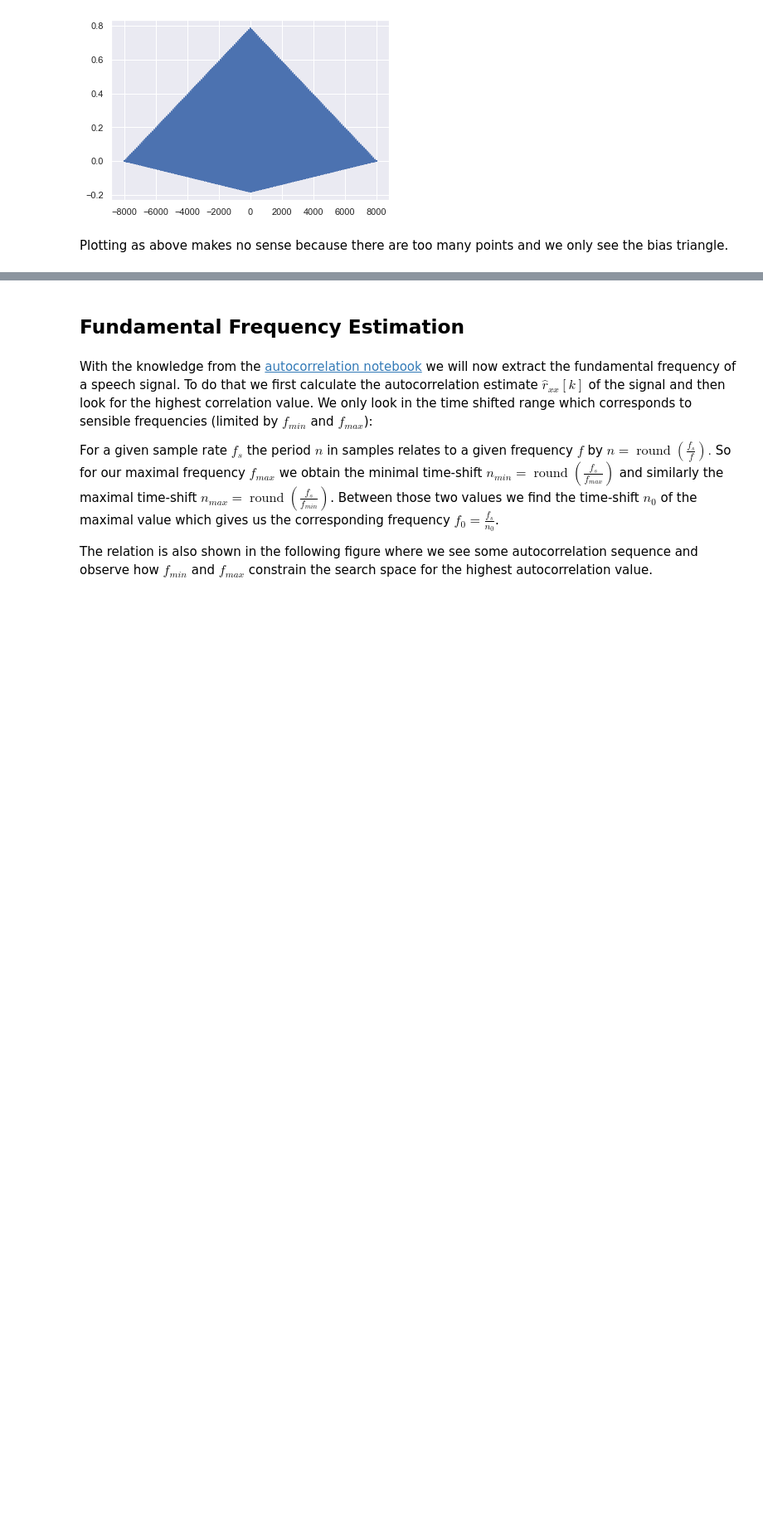
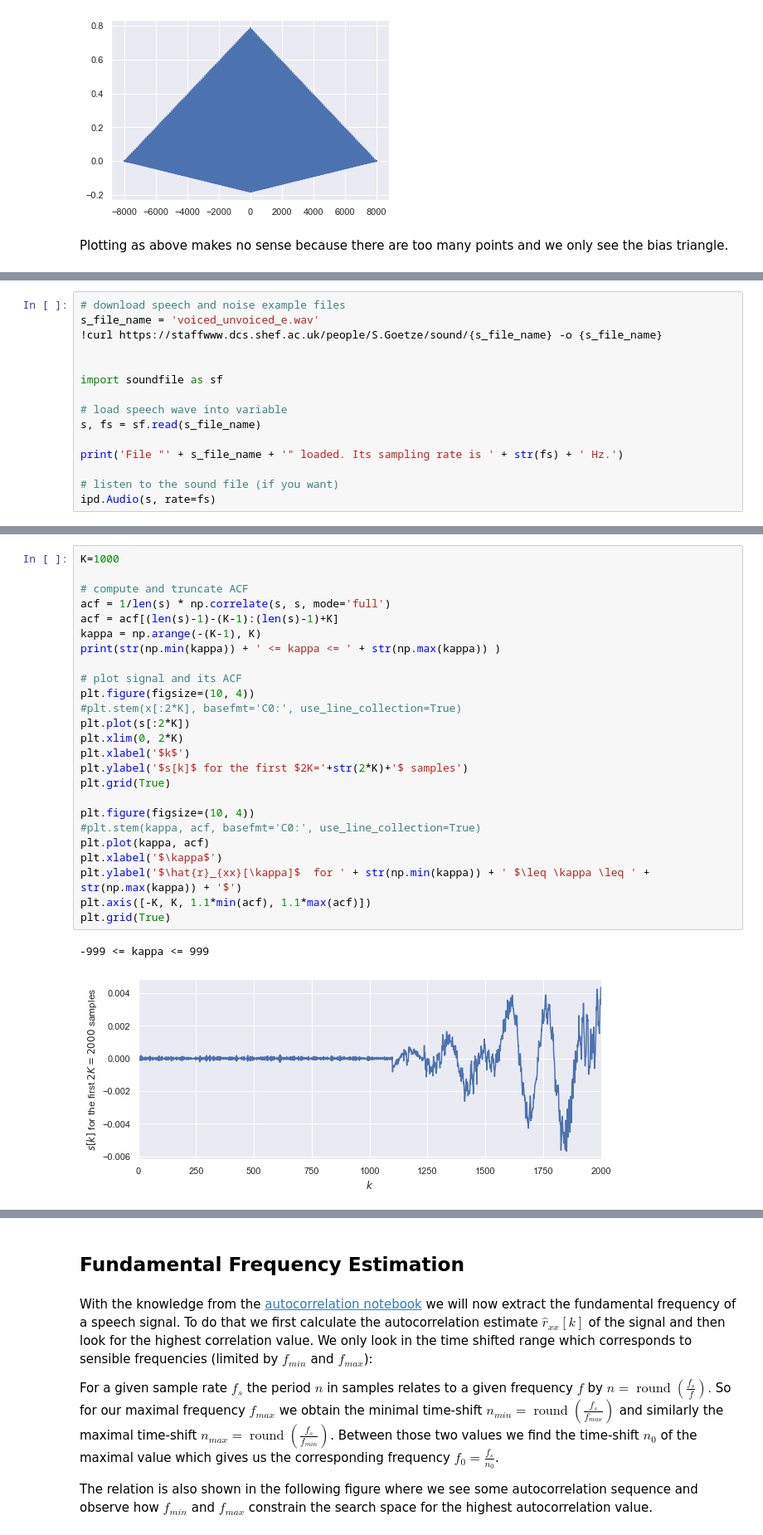
Before and after one commit to sap-shef/SpeechProcesssingLab, a Jupyter notebook: Lab-Sheet-Solutions/Lab-Sheet-7-Solution.ipynb, the cells around one changed output, grey strips where cells are left out. Shown: that part at 83% size. Cells and saved outputs as stored; diff of their text form; blank space fills up the shorter version.

Commit message:
ACF of Speech (Sheet 7)

```diff
--- a/Lab-Sheet-Solutions/Lab-Sheet-7-Solution.ipynb
+++ b/Lab-Sheet-Solutions/Lab-Sheet-7-Solution.ipynb
@@ -184,0 +187,15 @@ plt.grid(True)
+# %%
+# download speech and noise example files
+s_file_name = 'voiced_unvoiced_e.wav'
+!curl https://staffwww.dcs.shef.ac.uk/people/S.Goetze/sound/{s_file_name} -o {s_file_name}
+
+
+import soundfile as sf
+
+# load speech wave into variable
+s, fs = sf.read(s_file_name)
+
+print('File "' + s_file_name + '" loaded. Its sampling rate is ' + str(fs) + ' Hz.')
+
+# listen to the sound file (if you want)
+ipd.Audio(s, rate=fs)
@@ -184,0 +210,28 @@ plt.grid(True)
+# %%
+K=1000
+
+# compute and truncate ACF
+acf = 1/len(s) * np.correlate(s, s, mode='full')
+acf = acf[(len(s)-1)-(K-1):(len(s)-1)+K]
+kappa = np.arange(-(K-1), K)
+print(str(np.min(kappa)) + ' <= kappa <= ' + str(np.max(kappa)) )
+
+# plot signal and its ACF
+plt.figure(figsize=(10, 4))
+#plt.stem(x[:2*K], basefmt='C0:', use_line_collection=True)
+plt.plot(s[:2*K])
+plt.xlim(0, 2*K)
+plt.xlabel('$k$')
+plt.ylabel('$s[k]$ for the first $2K='+str(2*K)+'$ samples')
+plt.grid(True)
+
+plt.figure(figsize=(10, 4))
+#plt.stem(kappa, acf, basefmt='C0:', use_line_collection=True)
+plt.plot(kappa, acf)
+plt.xlabel('$\kappa$')
+plt.ylabel('$\hat{r}_{xx}[\kappa]$  for ' + str(np.min(kappa)) + ' $\leq \kappa \leq ' + str(np.max(kappa)) + '$')
+plt.axis([-K, K, 1.1*min(acf), 1.1*max(acf)])
+plt.grid(True)
+# %% [output]
+-999 <= kappa <= 999
+[figure, added]
```
Also changed, not shown: parts of 4 cells of this notebook, 1 other file.
